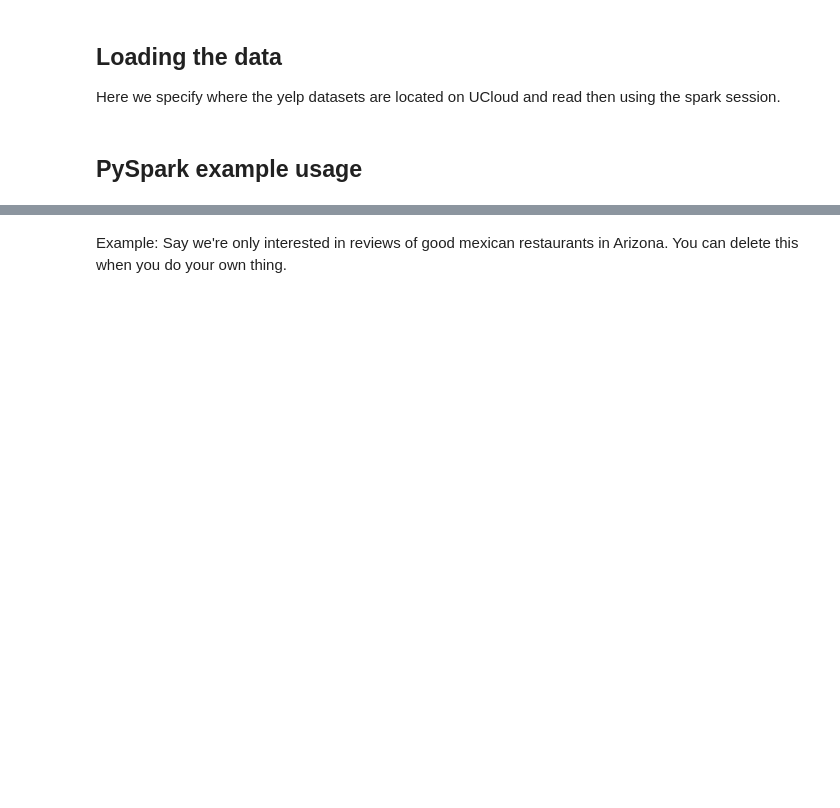
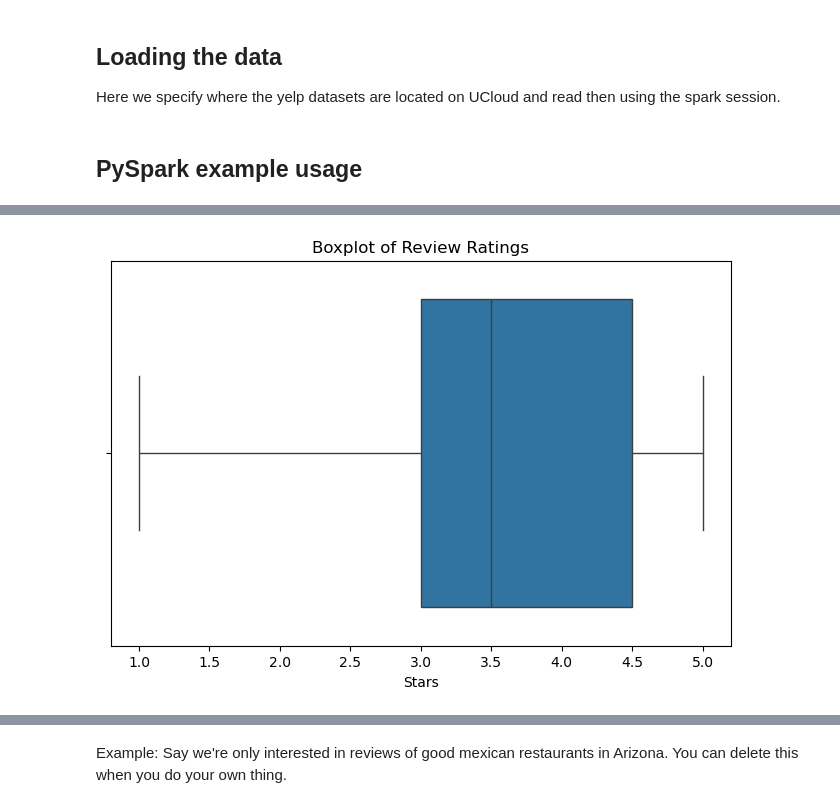
Before and after one commit to const5craciun/spark_tests, a Jupyter notebook: spark_queries_template.ipynb, the cells around one changed output, grey strips where cells are left out. Cells and saved outputs as stored; diff of their text form; code cells hidden in the pictures; blank space fills up the shorter version.

```diff
--- a/spark_queries_template.ipynb
+++ b/spark_queries_template.ipynb
@@ -165,0 +292,11 @@ reviews.count()
+# %%
+reviews_pd = business.select("stars").dropna().toPandas()
+
+# Plot
+plt.figure(figsize=(8, 5))
+sns.boxplot(x=reviews_pd["stars"])
+plt.title("Boxplot of Review Ratings")
+plt.xlabel("Stars")
+plt.show()
+# %% [output]
+[figure, added]
```
Also changed, not shown: parts of 16 cells of this notebook, 3 other files.
